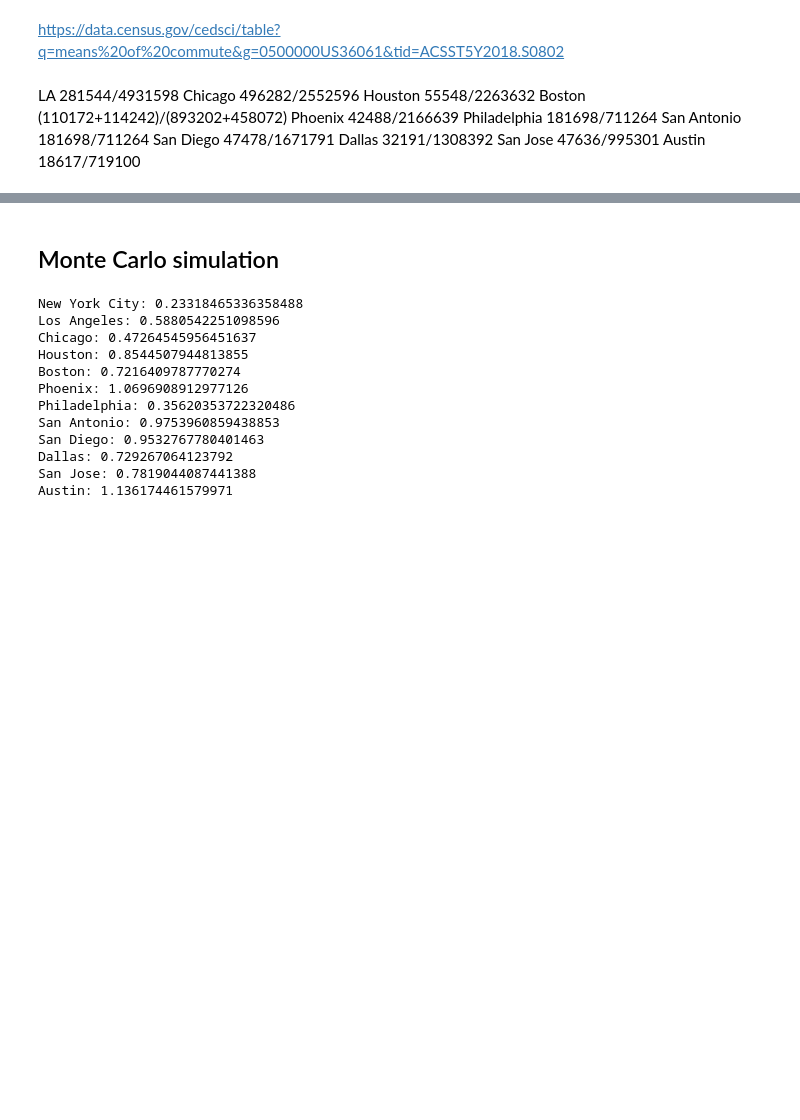
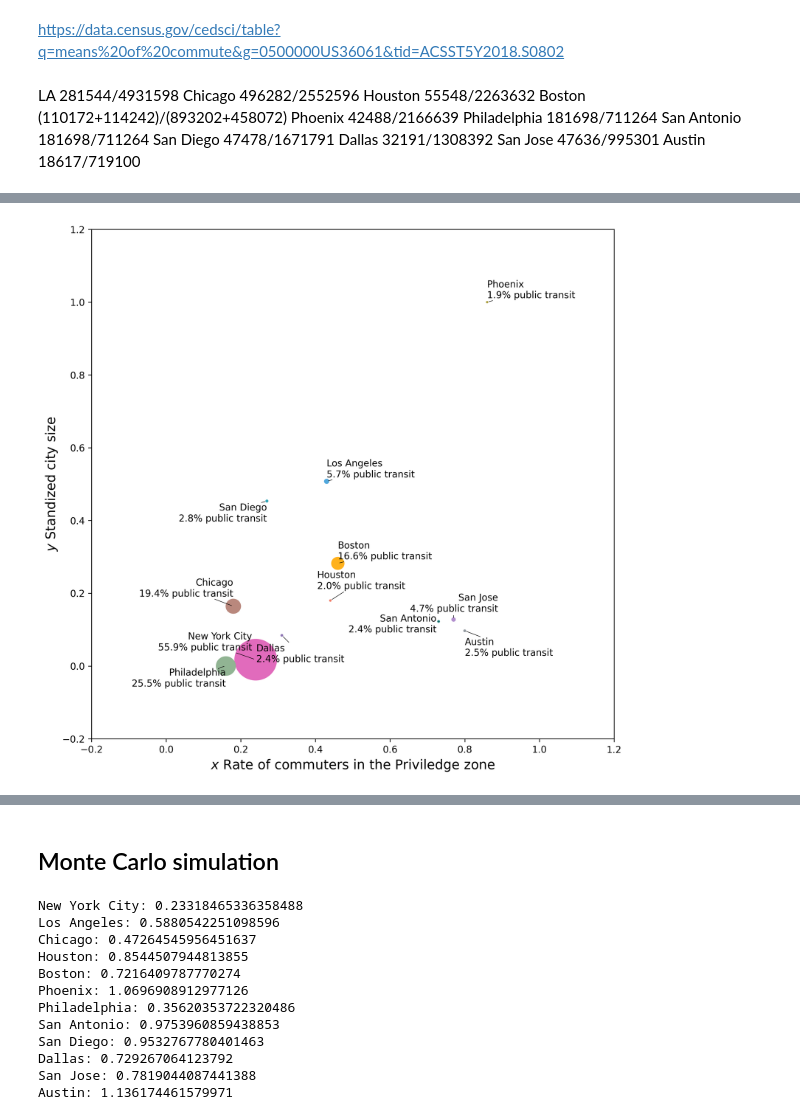
Before and after one commit to yuribogomolov/sttn, a Jupyter notebook: notebooks/f(d)_gravity_model-explain.ipynb, the cells around one changed output, grey strips where cells are left out. Saved outputs shown, nothing was run; the diff lists cells and outputs as text; code cells hidden in the pictures; blank space fills up the shorter version.

```diff
--- a/notebooks/f(d)_gravity_model-explain.ipynb
+++ b/notebooks/f(d)_gravity_model-explain.ipynb
@@ -739,0 +740,6 @@ plt.savefig('public transit - priviledge rate.png')
+# %%
+scaler = MinMaxScaler()
+sizevalues = scaler.fit_transform(np.array(list(size.values())).reshape(-1,1))
+# %%
+fitmodel = sm.OLS(sizevalues,np.array(list(privilegeCommutersRate.values())).reshape(-1,1)).fit()
+fitmodel.summary()
@@ -739,0 +766,37 @@ plt.savefig('public transit - priviledge rate.png')
+# %%
+from adjustText import adjust_text
+
+colors = ['#E16BBC','#51A8DD','#B9887D','#F17C67','#FFB11B','#ADA142',
+          '#91B493','#268785','#33A6B8','#8F77B5','#b28FCE','#91989F']
+
+fig, ax = plt.subplots(figsize=(10,10),dpi=300)
+
+i = 0
+for x, y, r in zip(list(privilegeCommutersRate.values()), sizevalues,
+                       list(publictransit.values())):
+    circle = plt.Circle((x, y), r/10, color=colors[i])
+    i += 1
+    ax.add_patch(circle)
+
+ax.set_xlabel('$x$ Rate of commuters in the Priviledge zone',fontsize=14)
+ax.set_ylabel('$y$ Standized city size',fontsize=14)
+
+# for i, txt in enumerate(list(privilege.keys())):
+#     ax.annotate(txt, (list(privilege.values())[i], list(publictransit.values())[i]))
+
+texts = []
+i = 0
+for x, y, s in zip(list(privilegeCommutersRate.values()),
+                   sizevalues,
+                   list(publictransit.keys())):
+    texts.append(plt.text(x, y, s+'\n'+str(round(list(publictransit.values())[i]*100,2))+'% public transit'))
+    i += 1
+plt.xlim([-0.2, 1.2])
+plt.ylim([-0.2, 1.2])
+adjust_text(texts, only_move={'points':'y', 'texts':'y'}, arrowprops=dict(arrowstyle="-", color='k', lw=0.5))
+m = fitmodel.params[0]
+# plt.axline(xy1=(0, 0), slope=m, label=f'$y = 0.51x$')
+# plt.legend()
+plt.savefig('img/public transit - priviledge rate - size.png')
+# %% [output]
+[figure, added]
```
Also changed, not shown: parts of 10 cells of this notebook.
